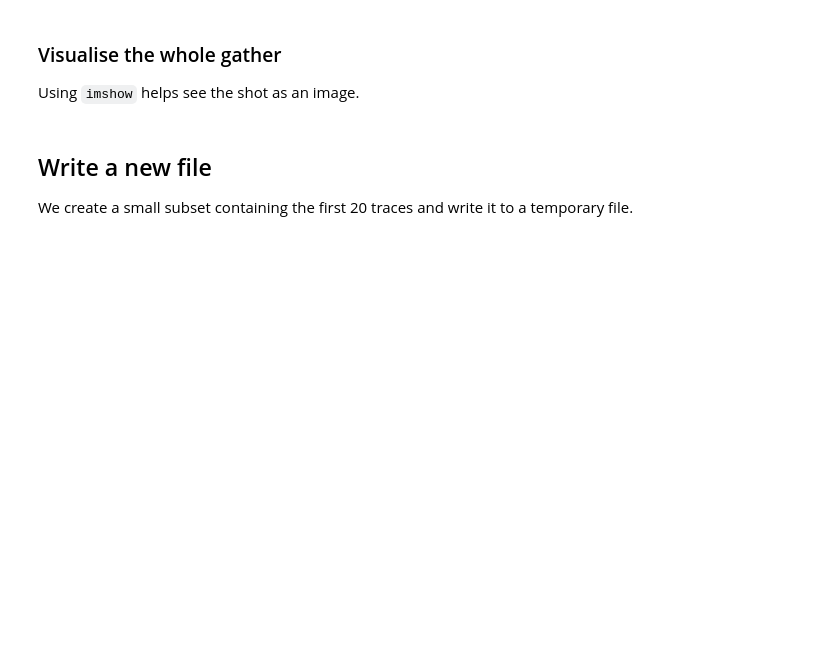
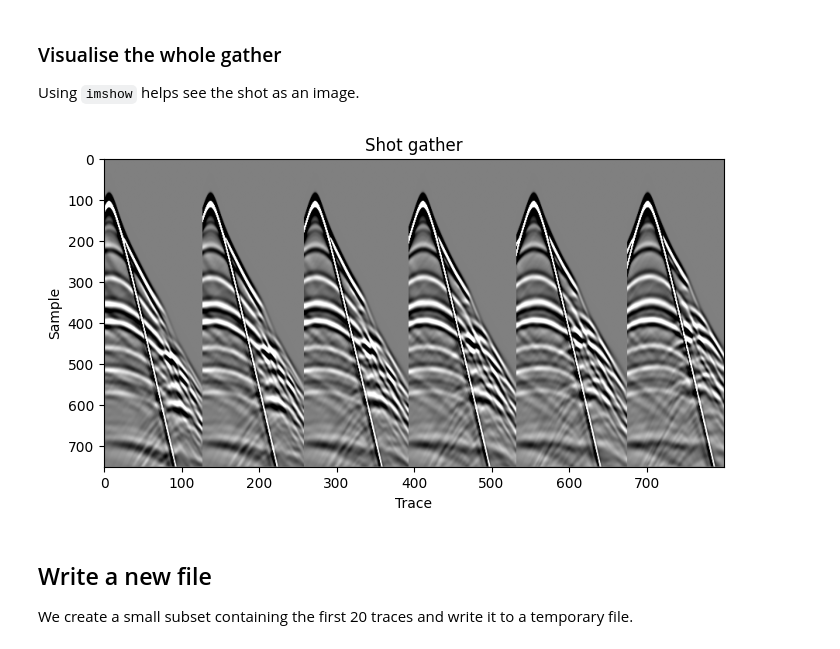
Before and after one commit to mloubout/SegyIO.jl, a Jupyter notebook: notebooks/read_write_tutorial.ipynb, the cells around one changed output. Saved outputs shown, nothing was run; the diff lists cells and outputs as text; code cells hidden in the pictures; blank space fills up the shorter version.

Commit message:
better plot

```diff
--- a/notebooks/read_write_tutorial.ipynb
+++ b/notebooks/read_write_tutorial.ipynb
@@ -39,11 +50,13 @@ plt.show()
 Using `imshow` helps see the shot as an image.
 # %%
 plt.figure(figsize=(8,4))
-plt.imshow(block.data, aspect='auto', cmap='gray', vmin=-1e-3, vmax=1e-3)
+plt.imshow(block.data[:, :800], aspect='auto', cmap='gray', vmin=-1e0, vmax=1e0)
 plt.title('Shot gather')
 plt.xlabel('Trace')
 plt.ylabel('Sample')
 plt.show()
+# %% [output]
+[figure, added]
 # %% [markdown]
 ## Write a new file
 We create a small subset containing the first 20 traces and write it to a temporary file.
```
Also changed, not shown: parts of 7 cells of this notebook.
